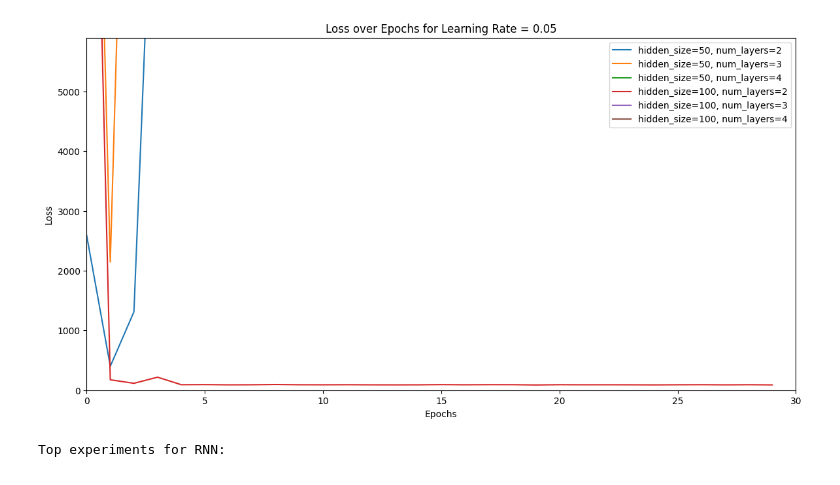
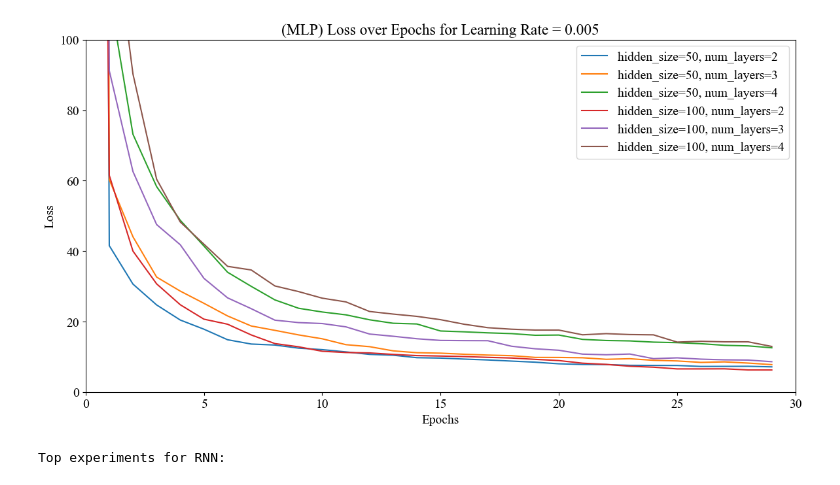
Before and after one commit to sinaebrahimi/Location_Prediction_-ANN-7088CEM-Project-, a Jupyter notebook: 2-Tuning_ANN_Location_Prediction.ipynb, the cells around one changed output. Saved outputs shown, nothing was run; the diff lists cells and outputs as text; code cells hidden in the pictures.

```diff
--- a/2-Tuning_ANN_Location_Prediction.ipynb
+++ b/2-Tuning_ANN_Location_Prediction.ipynb
@@ -428,27 +456,30 @@ plt.show()
 # %%
-#@title Step 9c: Visualize Results to evalate different hyperparameters
+#@title Step 9b (optional): Visualize Results to evalate different hyperparameters for specific learning rates
 
 # Define the specific learning rate you want to plot
-specific_learning_rate = 0.05
+# save_path = f'experiment_results_{method}.csv'
+save_path = f'experiment_results_MLP.csv'
+results_df = pd.read_csv(save_path)
+specific_learning_rate = 0.005
 
 # Filter the DataFrame to include only rows with the specific learning rate
 filtered_df = results_df[results_df['learning_rate'] == specific_learning_rate]
 
 # Plot loss over epochs for the filtered hyperparameter combinations
 plt.figure(figsize=(14, 7))
 
 for idx, result in filtered_df.iterrows():
     epoch_losses = eval(result['epoch_losses'])  # Convert string representation of list back to list
     plt.plot(epoch_losses, label=f"hidden_size={result['hidden_size']}, num_layers={result['num_layers']}")
 plt.xlabel('Epochs')
 plt.ylabel('Loss')
 plt.ylim(0, 100)
 plt.xlim(0, 30)
-plt.title(f'Loss over Epochs for Learning Rate = {specific_learning_rate}')
+plt.title(f'(MLP) Loss over Epochs for Learning Rate = {specific_learning_rate}')
 plt.legend()
 plt.show()
 # %% [output]
-[figure, old version]
+[figure, new version]
 # %%
 #@title Step 10: Ranking hyperparameters and selecting the top experiments
 
```
Also changed, not shown: parts of 3 cells of this notebook, 22 other files.
